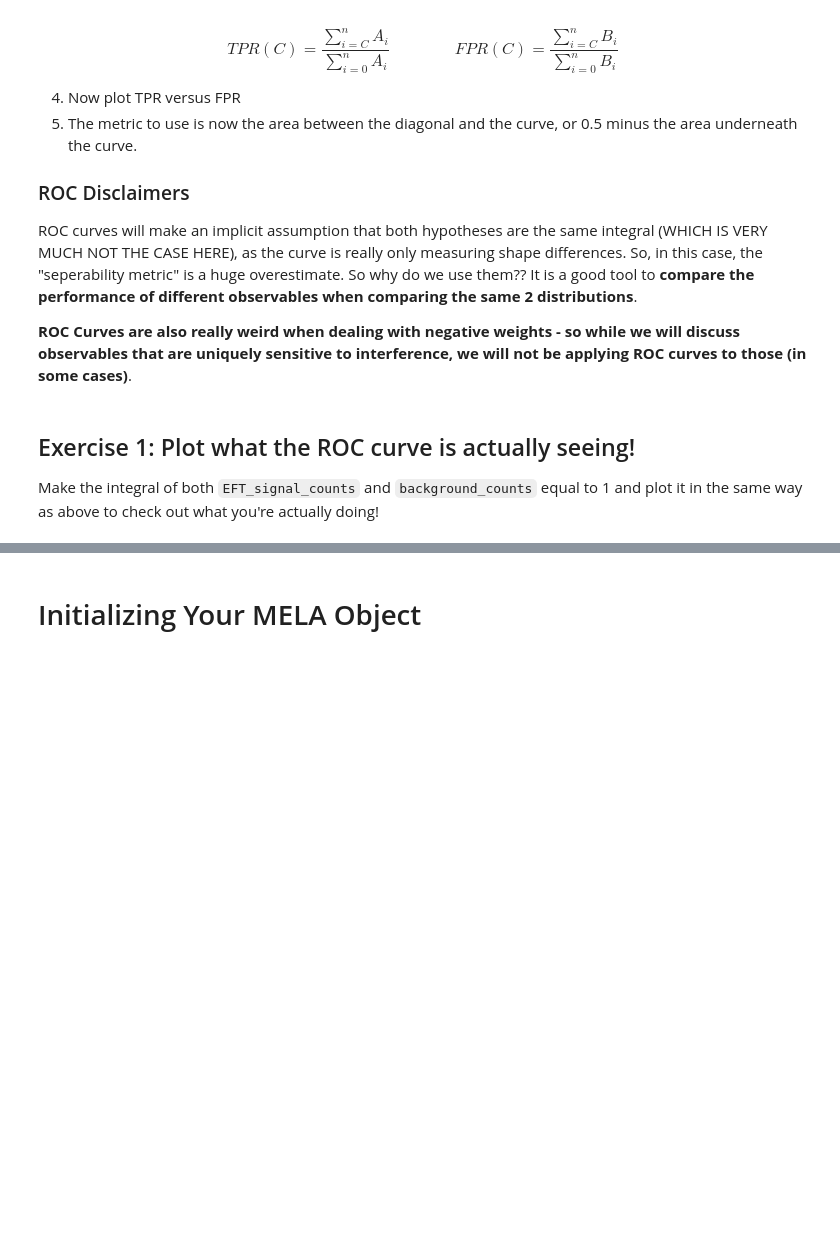
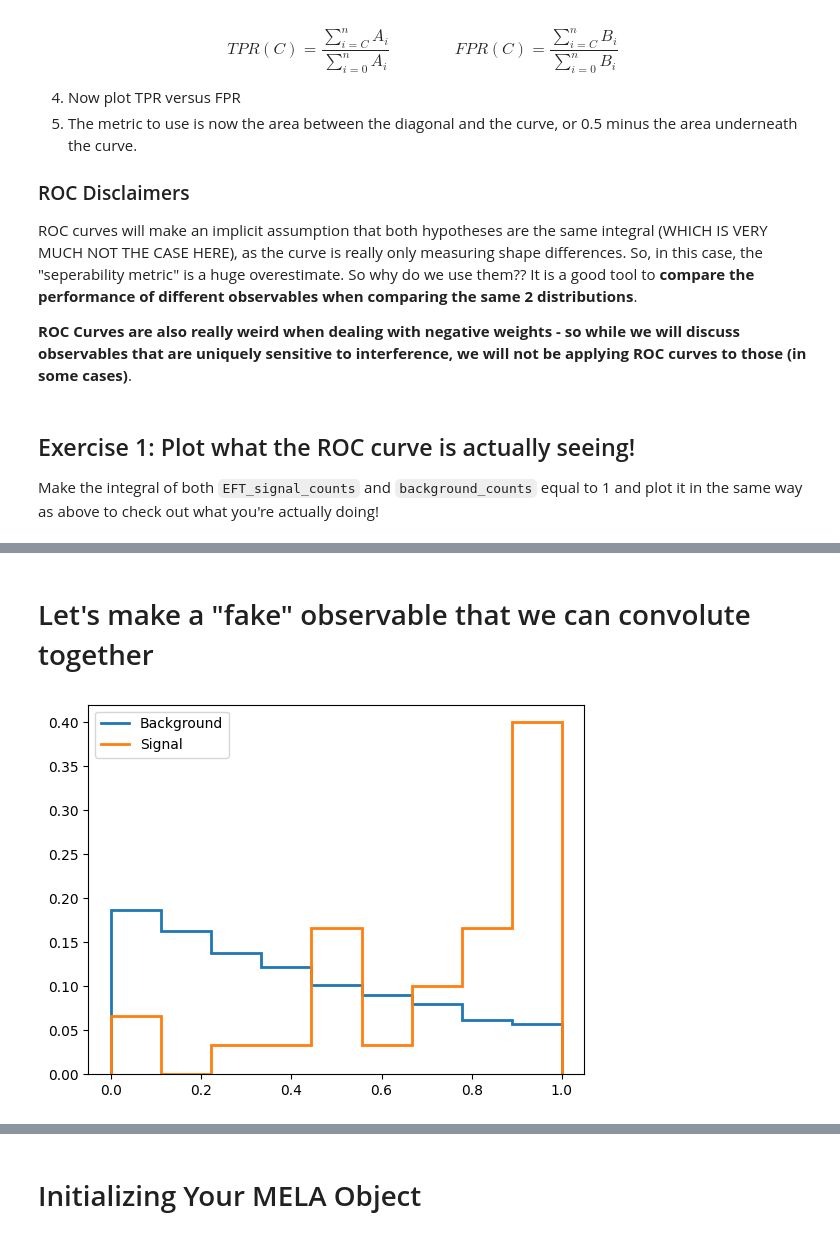
Before and after one commit to FNALLPC/cmseft, a Jupyter notebook: matrix_elements/Optimal_Observables.ipynb, the cells around one changed output, grey strips where cells are left out. Drawn from its saved outputs; the diff is of its cells as text; code cells hidden in the pictures; blank space fills up the shorter version.

Commit message:
done with observables

```diff
--- a/matrix_elements/Optimal_Observables.ipynb
+++ b/matrix_elements/Optimal_Observables.ipynb
@@ -169,0 +173,36 @@ SCORE: 0.3047923322683706
+# %% [markdown]
+# Let's make a "fake" observable that we can convolute together
+# %%
+EFT_signal_obs = np.zeros(30)
+background_obs = np.zeros(2500)
+
+for i in range(2500):
+    if i < 30:
+        temp_val = -1
+        while (temp_val < 0 or temp_val > 1):
+            temp_val = 1 - np.random.exponential(0.3) #Imagine a rare EFT process that is seen above the top mass
+        EFT_signal_obs[i] = temp_val
+
+    temp_val = -1
+
+    while (temp_val < 0 or temp_val > 1):
+        temp_val = np.random.exponential(0.7)
+    background_obs[i] = temp_val
+
+# background_obs = np.maximum(0, np.random.exponential(0.7, 2500)) #some random falling background
+binning_obs = np.linspace(0, 1, 10)
+
+background_counts_obs, _ = np.histogram(background_obs, binning_obs)
+EFT_signal_counts_obs, _ = np.histogram(EFT_signal_obs, binning_obs)
+
+hep.histplot(
+    [background_counts_obs/background_counts_obs.sum(), EFT_signal_counts_obs/EFT_signal_counts_obs.sum()], binning_obs,
+    stack=False, label=["Background", "Signal"],
+    histtype='step', lw=2
+)
+plt.legend()
+
+convoluted_background, *_ = np.histogram2d(background, background_obs, [binning, binning_obs])
+convoluted_EFT_signal, *_ = np.histogram2d(EFT_signal, EFT_signal_obs, [binning, binning_obs])
+# %% [output]
+[figure, added]
```
Also changed, not shown: parts of 44 cells of this notebook, 2 other files.
